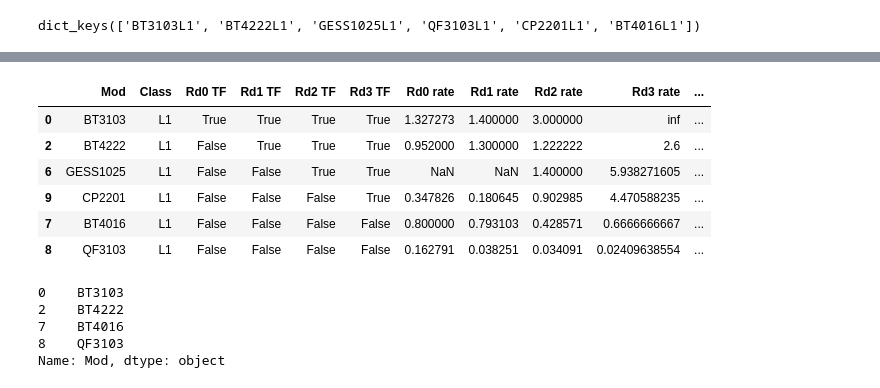
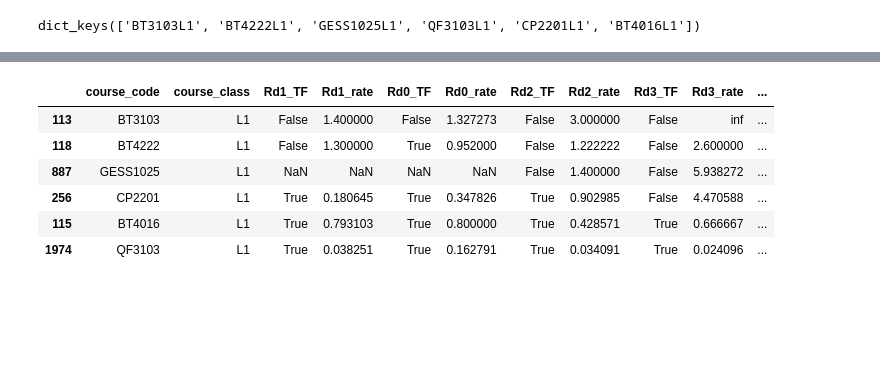
Before and after one commit to ouch528/CourseRank, a Jupyter notebook: testing.ipynb, the cells around one changed output, grey strips where cells are left out. Cells and saved outputs as stored; diff of their text form; code cells hidden in the pictures; blank space fills up the shorter version.

```diff
--- a/testing.ipynb
+++ b/testing.ipynb
@@ -10,9 +45,21 @@ dict_keys(['BT3103L1', 'BT4222L1', 'GESS1025L1', 'QF3103L1', 'CP2201L1', 'BT4016
 #read csv
 import numpy as np
 import pandas as pd
-df = pd.read_csv("testing.csv")
+df = pd.read_csv(r"D:\NUS\Hackathon & Projects\Hack&Roll\courseregRank\merged_output.csv")
 df = df.replace('#DIV/0!', np.inf)
-df['ModClass'] = df["Mod"] + df["Class"]
-filtered_df = df[df['ModClass'].isin(mod_class.keys())]
+df = df.drop(columns=["Unnamed: 0.1", "Unnamed: 0"])
+df['codeclass'] = df["course_code"] + df["course_class"]
+filtered_df = df[df['codeclass'].isin(mod_class.keys())]
+# Create the '1st oversubscribed' column
+filtered_df["1st oversubscribed"] = np.where(
+    filtered_df["Rd0_TF"].fillna(True) == False, 0,
+    np.where(
+        filtered_df["Rd1_TF"].fillna(True) == False, 1,
+        np.where(
+            filtered_df["Rd2_TF"].fillna(True) == False, 2,  # Treat NaN as False
+            np.where(filtered_df["Rd3_TF"].fillna(True) == False, 3, 4)  # Default to 4 if none match
+        )
+    )
+)
 filtered_df
 # %% [output]
@@ -26,29 +78,19 @@ filtered_df
 # %%
-filtered_df = filtered_df.sort_values(by=["1st oversubscribed"])
 filtered_df = filtered_df.copy()
-filtered_df["A"] = filtered_df["ModClass"].map(mod_class)
+filtered_df["A"] = filtered_df["codeclass"].map(mod_class)
 # Adjust the '1st oversubscribed' value to max round (3) if it exceeds it
 max_round = 3
 filtered_df['Adjusted oversubscribed'] = filtered_df['1st oversubscribed'].apply(lambda x: min(x, max_round))
 
 # Create a secondary sorting column based on the adjusted oversubscription
-filtered_df['Sort rate'] = filtered_df.apply(lambda row: row[f'Rd{row["Adjusted oversubscribed"]} rate'], axis=1)
+filtered_df['Sort rate'] = filtered_df.apply(lambda row: row[f'Rd{row["Adjusted oversubscribed"]}_rate'], axis=1)
 sorted_df = filtered_df.sort_values(by=['1st oversubscribed', 'A', 'Sort rate'], ascending=[True, False, False])
 sorted_df
 # %% [output]
-|  | Mod | Class | Rd0 TF | Rd1 TF | Rd2 TF | Rd3 TF | Rd0 rate | Rd1 rate | Rd2 rate | Rd3 rate | ... |
-| 0 | BT3103 | L1 | True | True | True | True | 1.327273 | 1.400000 | 3.000000 | inf | ... |
-| 2 | BT4222 | L1 | False | True | True | True | 0.952000 | 1.300000 | 1.222222 | 2.6 | ... |
-| 6 | GESS1025 | L1 | False | False | True | True | NaN | NaN | 1.400000 | 5.938271605 | ... |
-| 9 | CP2201 | L1 | False | False | False | True | 0.347826 | 0.180645 | 0.902985 | 4.470588235 | ... |
-| 7 | BT4016 | L1 | False | False | False | False | 0.800000 | 0.793103 | 0.428571 | 0.6666666667 | ... |
-| 8 | QF3103 | L1 | False | False | False | False | 0.162791 | 0.038251 | 0.034091 | 0.02409638554 | ... |
+|  | course_code | course_class | Rd1_TF | Rd1_rate | Rd0_TF | Rd0_rate | Rd2_TF | Rd2_rate | Rd3_TF | Rd3_rate | ... |
+| 113 | BT3103 | L1 | False | 1.400000 | False | 1.327273 | False | 3.000000 | False | inf | ... |
+| 118 | BT4222 | L1 | False | 1.300000 | True | 0.952000 | False | 1.222222 | False | 2.600000 | ... |
+| 887 | GESS1025 | L1 | NaN | NaN | NaN | NaN | False | 1.400000 | False | 5.938272 | ... |
+| 256 | CP2201 | L1 | True | 0.180645 | True | 0.347826 | True | 0.902985 | False | 4.470588 | ... |
+| 115 | BT4016 | L1 | True | 0.793103 | True | 0.800000 | True | 0.428571 | True | 0.666667 | ... |
+| 1974 | QF3103 | L1 | True | 0.038251 | True | 0.162791 | True | 0.034091 | True | 0.024096 | ... |
-# %%
-#Rd1
-sorted_df[sorted_df["A"] > 1]["Mod"]
-# %% [output]
-0    BT3103
-2    BT4222
-7    BT4016
-8    QF3103
-Name: Mod, dtype: object
```
Also changed, not shown: parts of 5 cells of this notebook, 32 other files.
